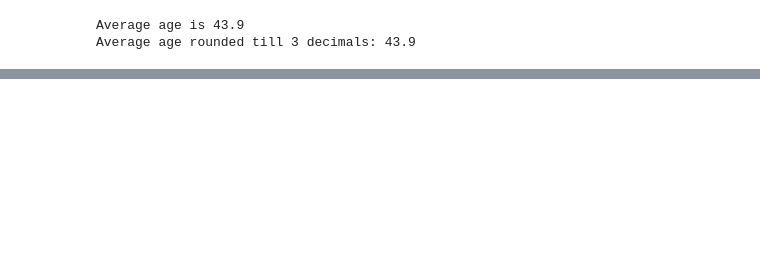
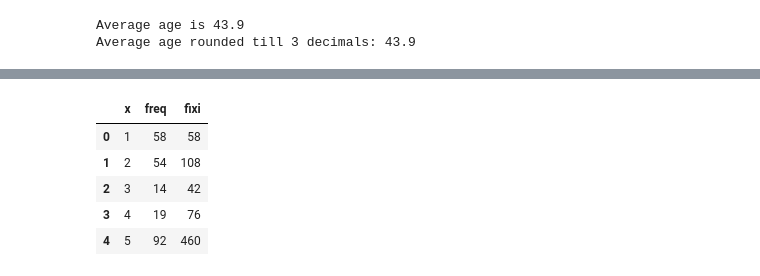
Before and after one commit to AnujaNamboodiri/Statistics, a Jupyter notebook: measures_of_central_tendency.ipynb, the cells around one changed output, grey strips where cells are left out. Cells and saved outputs as stored; diff of their text form; code cells hidden in the pictures; blank space fills up the shorter version.

```diff
--- a/measures_of_central_tendency.ipynb
+++ b/measures_of_central_tendency.ipynb
@@ -250,0 +315,11 @@ Average age rounded till 3 decimals: 43.9
+# %%
+# Mean of a frequency df is done by calculating mean of the product of observation and frequency
+ungrouped_freq_table['fixi'] = ungrouped_freq_table['x'] * ungrouped_freq_table['freq']
+ungrouped_freq_table.head(5)
+# %% [output]
+|  | x | freq | fixi |
+| 0 | 1 | 58 | 58 |
+| 1 | 2 | 54 | 108 |
+| 2 | 3 | 14 | 42 |
+| 3 | 4 | 19 | 76 |
+| 4 | 5 | 92 | 460 |
```
Also changed, not shown: parts of 14 cells of this notebook.
